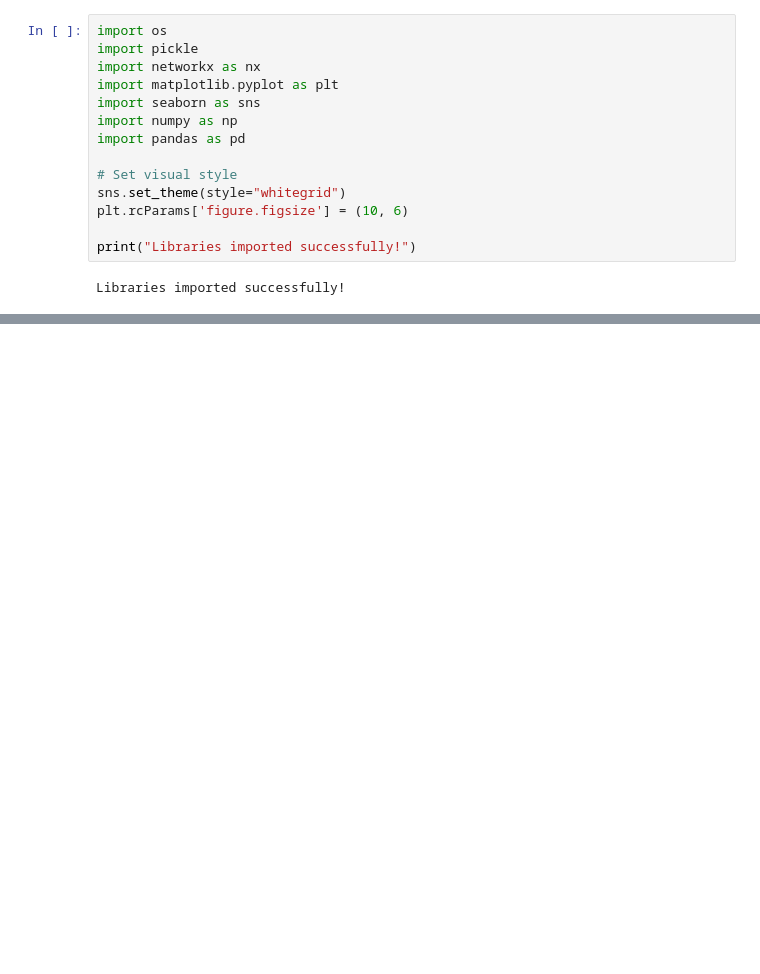
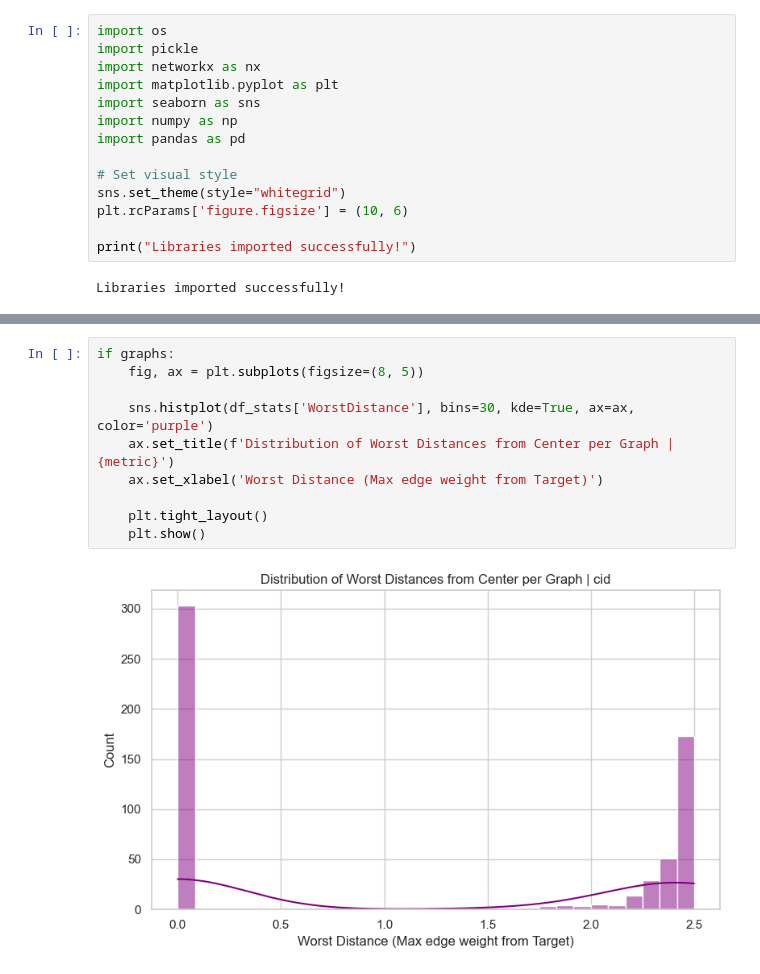
Before and after one commit to up202108724/Dissertation25-26, a Jupyter notebook: GNN/DynamicSimilarities/GraphAnalysis/graph_plotting_statistics.ipynb, the cells around one changed output, grey strips where cells are left out. Drawn from its saved outputs; the diff is of its cells as text; blank space fills up the shorter version.

Commit message:
Starting GraphSAGE

```diff
--- a/GNN/DynamicSimilarities/GraphAnalysis/graph_plotting_statistics.ipynb
+++ b/GNN/DynamicSimilarities/GraphAnalysis/graph_plotting_statistics.ipynb
@@ -157,3 +209,15 @@ if graphs:
+# %%
+if graphs:
+    fig, ax = plt.subplots(figsize=(8, 5))
+
+    sns.histplot(df_stats['WorstDistance'], bins=30, kde=True, ax=ax, color='purple')
+    ax.set_title(f'Distribution of Worst Distances from Center per Graph | {metric}')
+    ax.set_xlabel('Worst Distance (Max edge weight from Target)')
+
+    plt.tight_layout()
+    plt.show()
+# %% [output]
+[figure, added]
 # %%
 import matplotlib.dates as mdates
 
```
Also changed, not shown: parts of 5 cells of this notebook, 49 other files.
